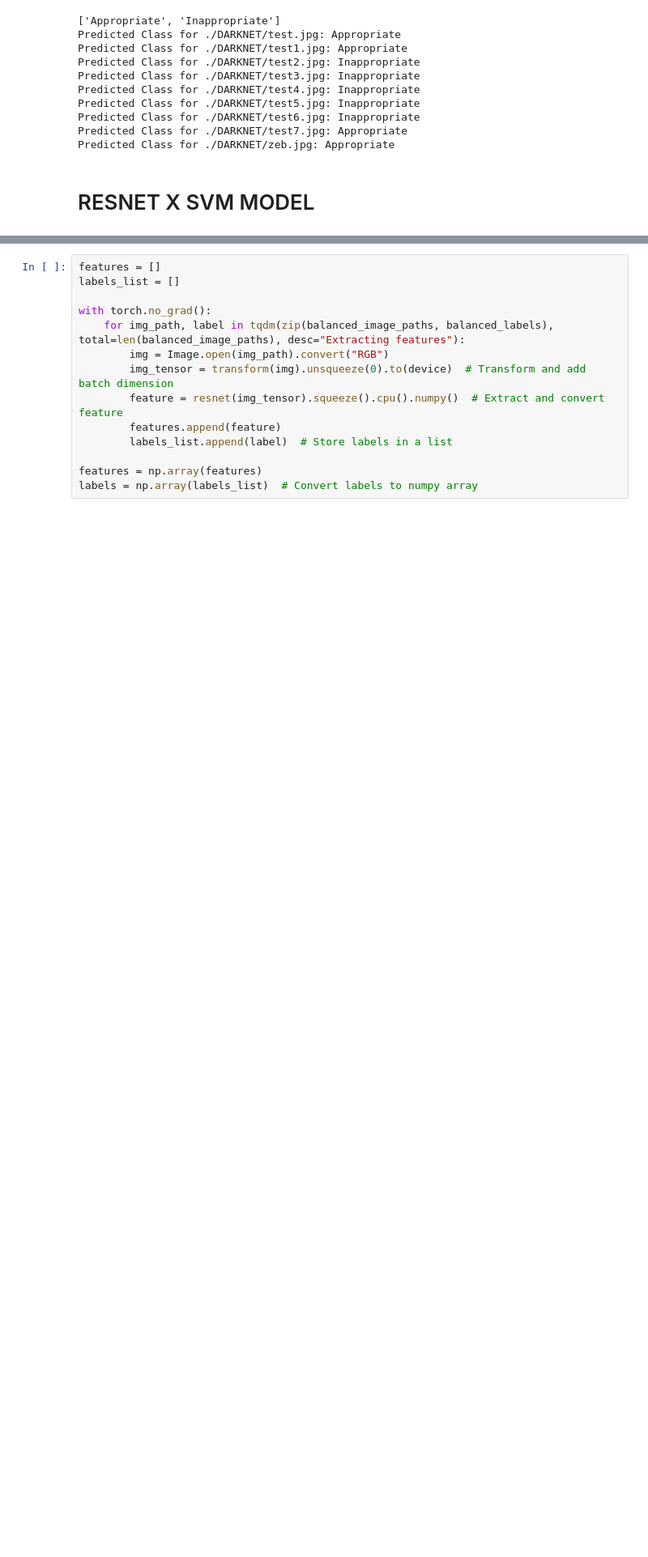
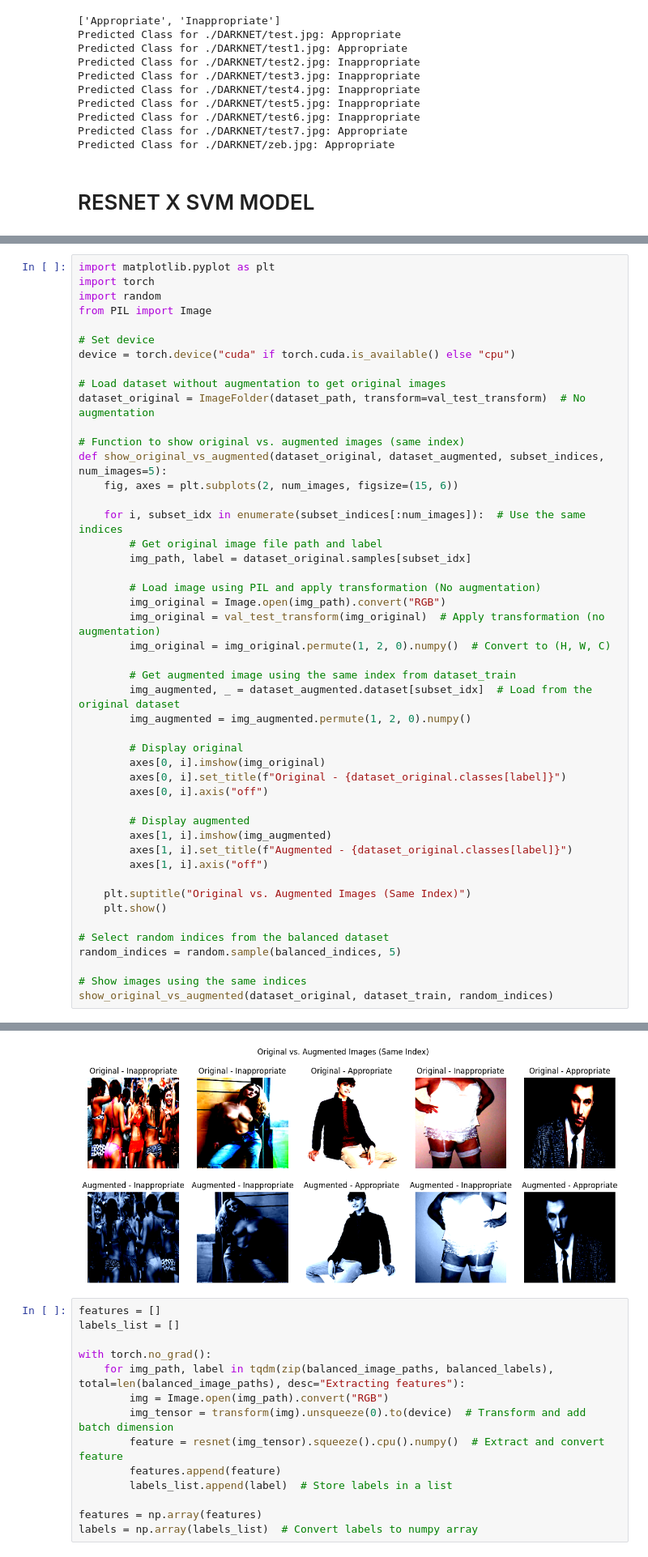
Before and after one commit to AzureSight/thesis_backend, a Jupyter notebook: FinalModels.ipynb, the cells around one changed output, grey strips where cells are left out. Shown at 81% size. Cells and saved outputs as stored; diff of their text form; blank space fills up the shorter version.

```diff
--- a/FinalModels.ipynb
+++ b/FinalModels.ipynb
@@ -1464,0 +1522,48 @@ Inappropriate class size: 10368
+# %%
+import matplotlib.pyplot as plt
+import torch
+import random
+from PIL import Image
+
+# Set device
+device = torch.device("cuda" if torch.cuda.is_available() else "cpu")
+
+# Load dataset without augmentation to get original images
+dataset_original = ImageFolder(dataset_path, transform=val_test_transform)  # No augmentation
+
+# Function to show original vs. augmented images (same index)
+def show_original_vs_augmented(dataset_original, dataset_augmented, subset_indices, num_images=5):
+    fig, axes = plt.subplots(2, num_images, figsize=(15, 6))
+
+    for i, subset_idx in enumerate(subset_indices[:num_images]):  # Use the same indices
+        # Get original image file path and label
+        img_path, label = dataset_original.samples[subset_idx]
+
+        # Load image using PIL and apply transformation (No augmentation)
+        img_original = Image.open(img_path).convert("RGB")
+        img_original = val_test_transform(img_original)  # Apply transformation (no augmentation)
+        img_original = img_original.permute(1, 2, 0).numpy()  # Convert to (H, W, C)
+
+        # Get augmented image using the same index from dataset_train
+        img_augmented, _ = dataset_augmented.dataset[subset_idx]  # Load from the original dataset
+        img_augmented = img_augmented.permute(1, 2, 0).numpy()
+
+        # Display original
+        axes[0, i].imshow(img_original)
+        axes[0, i].set_title(f"Original - {dataset_original.classes[label]}")
+        axes[0, i].axis("off")
+
+        # Display augmented
+        axes[1, i].imshow(img_augmented)
+        axes[1, i].set_title(f"Augmented - {dataset_original.classes[label]}")
+        axes[1, i].axis("off")
+
+    plt.suptitle("Original vs. Augmented Images (Same Index)")
+    plt.show()
+
+# Select random indices from the balanced dataset
+random_indices = random.sample(balanced_indices, 5)
+
+# Show images using the same indices
+show_original_vs_augmented(dataset_original, dataset_train, random_indices)
+# %% [output]
@@ -1465,3 +1580,4 @@ Inappropriate class size: 10368
+[figure, added]
 # %%
 features = []
 labels_list = []
```
Also changed, not shown: parts of 4 cells of this notebook.
